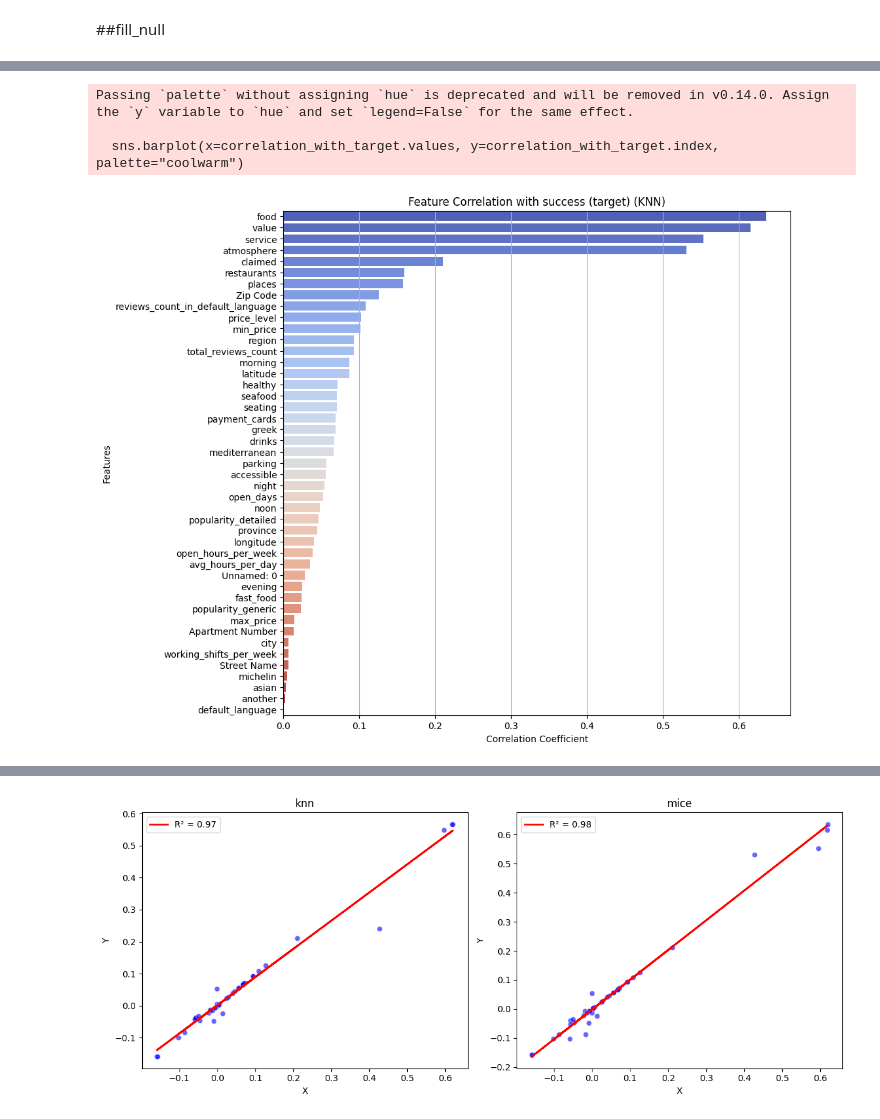
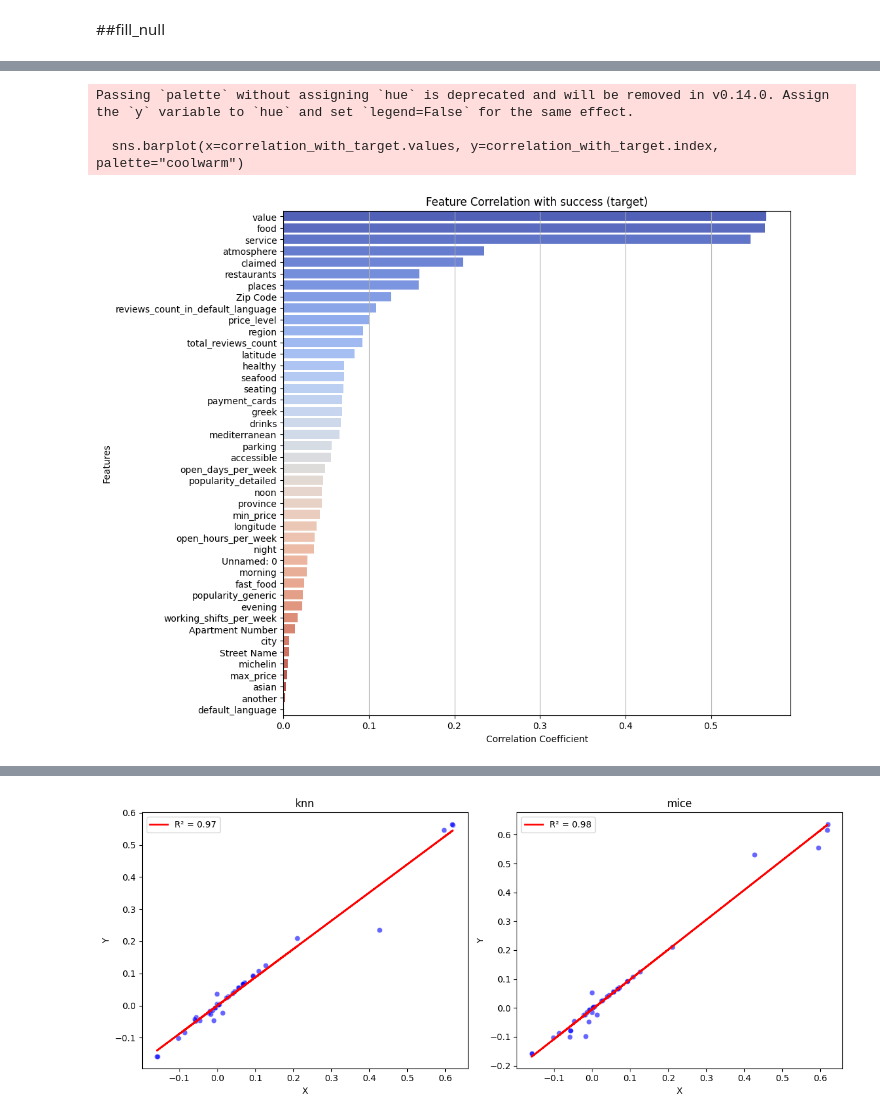
Before and after one commit to yeshurunlevi/popularity-of-restaurants-in-Greece, a Jupyter notebook: popularity_of_restaurants_in_Greece.ipynb, the cells around one changed output, grey strips where cells are left out. Drawn from its saved outputs; the diff is of its cells as text; code cells hidden in the pictures.

```diff
--- a/popularity_of_restaurants_in_Greece.ipynb
+++ b/popularity_of_restaurants_in_Greece.ipynb
@@ -431,5 +427,4 @@ outliers_boxplot(df3[continuous_columns])
 # %%
-
 from scipy.stats import ks_2samp  # Kolmogorov-Smirnov test for distribution check
 
 def detect_outliers_iqr(df, threshold=1.5):
@@ -514,8 +509,8 @@ def remove_unnecessary_outliers(df, outlier_info, ks_threshold=0.05, corr_thresh
     return cleaned_df
 
 # Example Usage:
-outliers_df = detect_outliers_iqr(df_num_non_dummy)  # Step 1: Detect outliers
-capping_analysis = analyze_capping_effect(df_num_non_dummy, outliers_df)  # Step 2: Analyze capping effect
+outliers_df = detect_outliers_iqr(df_continuous)  # Step 1: Detect outliers
+capping_analysis = analyze_capping_effect(df_continuous, outliers_df)  # Step 2: Analyze capping effect
 df4 = remove_unnecessary_outliers(df3, capping_analysis)  # Step 3: Remove unnecessary outliers
 
 # Display results
@@ -594,12 +537,0 @@ NameError: name 'df_num_non_dummy' is not defined
-# %%
-from sklearn.impute import KNNImputer
-
-# Define the imputer (K=5 is usually good)
-knn_imputer = KNNImputer(n_neighbors=10)
-
-# Apply imputation
-df4 = pd.DataFrame(knn_imputer.fit_transform(df3), columns=df3.columns)
-
-# Ensure binary columns remain binary
-binary_cols = df3.columns[df3.nunique() == 2]
-df4[binary_cols] = df4[binary_cols].round().astype(int)
@@ -606,10 +559,15 @@ df4[binary_cols] = df4[binary_cols].round().astype(int)
 # %%
-# Ensure 1-5 and half will remaine
 def round_to_half(n):
     return round(n * 2) / 2
-round_cols = ['food', 'service', 'value', 'atmosphere']
+round_cols = ['food', 'service', 'value', 'atmosphere', 'price_level']
+
+
 for col in round_cols:
-    df4[col] = [round_to_half(i) for i in df4[col]]
+    df5[col] = [round_to_half(i) for i in df5[col]]
+
+#df5[int_cols] = df5[int_cols].astype("Int64")
+for col in whole_number_cols:
+    df5[col] = [round(i) for i in df5[col]]
 # %%
 # Sample 10,000 random rows
 #df_sampled = df3.sample(n=15_000, random_state=42)
@@ -641,43 +599,28 @@ Passing `palette` without assigning `hue` is deprecated and will be removed in v
-# %%
-from sklearn.experimental import enable_iterative_imputer
-from sklearn.impute import IterativeImputer
-
-# Define the MICE imputer
-mice_imputer = IterativeImputer(max_iter=10, random_state=42)
-
-# Apply imputation
-df5 = pd.DataFrame(mice_imputer.fit_transform(df4), columns=df4.columns)
-
-# Convert binary columns back to 0/1
-#df5[binary_cols] = df5[binary_cols].round().astype(int)
-
-#for col in round_cols:
-#    df5[col] = [round_to_half(i) for i in df5[col]]
 # %%
 # Sample 10,000 random rows
 #df_sampled = df3.sample(n=15_000, random_state=42)
 
 # Define target column name (change this to your actual target column)
 target_column = "success (target)"
 
 # Compute correlation of all features with the target
 correlation_with_target = df5.corr()[target_column].drop(target_column)  # Exclude self-correlation
 
 # Sort correlations by absolute value (optional, for better visualization)
 correlation_with_target = correlation_with_target.abs().sort_values(ascending=False)
 
 # Plot the correlations
 plt.figure(figsize=(10, 10))
 sns.barplot(x=correlation_with_target.values, y=correlation_with_target.index, palette="coolwarm")
 plt.xlabel("Correlation Coefficient")
 plt.ylabel("Features")
-plt.title(f"Feature Correlation with {target_column} (KNN)")
+plt.title(f"Feature Correlation with {target_column}")
 plt.grid(axis="x")
 
 # Show the plot
 plt.show()
 # %% [output]
 Passing `palette` without assigning `hue` is deprecated and will be removed in v0.14.0. Assign the `y` variable to `hue` and set `legend=False` for the same effect.
 
   sns.barplot(x=correlation_with_target.values, y=correlation_with_target.index, palette="coolwarm")
-[figure, old version]
+[figure, new version]
```
Also changed, not shown: parts of 26 cells of this notebook.
